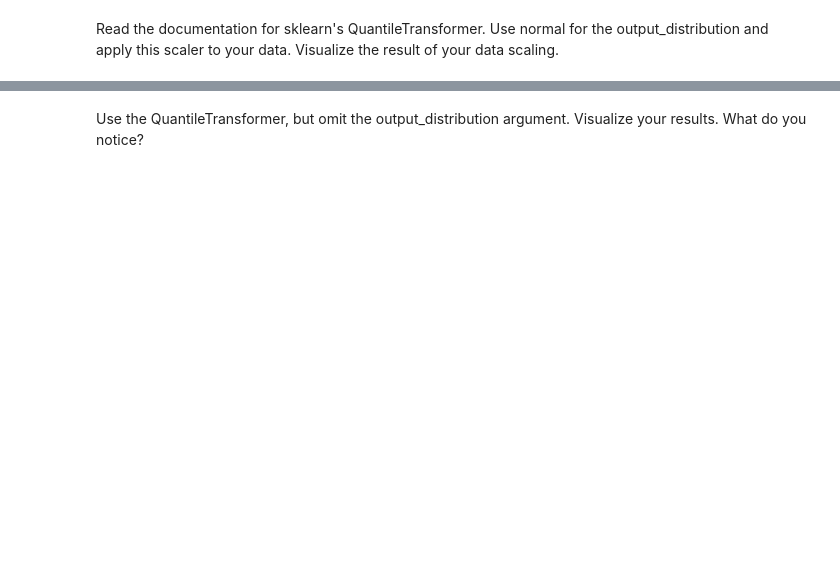
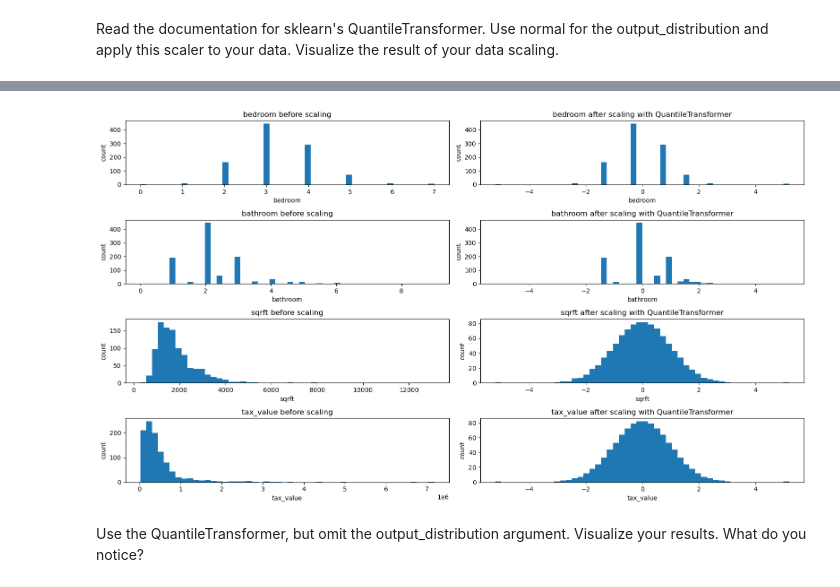
Before and after one commit to Bartholomew-Taylor/logistic_regression, a Jupyter notebook: Regression_scaling_exercise_mine.ipynb, the cells around one changed output, grey strips where cells are left out. Drawn from its saved outputs; the diff is of its cells as text; code cells hidden in the pictures; blank space fills up the shorter version.

```diff
--- a/Regression_scaling_exercise_mine.ipynb
+++ b/Regression_scaling_exercise_mine.ipynb
@@ -59,3 +62,20 @@ y_test = test['tax_value']
+# %%
+def visualize_scaler(scaler, df, columns_to_scale, bins=10):
+    '''
+    This function takes in a specific scaler, dataframe,
+    and returns two visuals of that data,
+    one prior to scaling and one after scaling
+    '''
+    fig, axs = plt.subplots(len(columns_to_scale), 2, figsize=(16,9))
+    df_scaled = df.copy()
+    df_scaled[columns_to_scale] = scaler.fit_transform(df[columns_to_scale])
+    for (ax1, ax2), col in zip(axs, columns_to_scale):
+        ax1.hist(df[col], bins=bins)
+        ax1.set(title=f'{col} before scaling', xlabel=col, ylabel='count')
+        ax2.hist(df_scaled[col], bins=bins)
+        ax2.set(title=f'{col} after scaling with {scaler.__class__.__name__}', xlabel=col, ylabel='count')
+    plt.tight_layout()
+    plt.show()
 # %% [markdown]
 Apply the scalers we talked about in this lesson to your data and visualize the results for the unscaled and scaled distribution .
 # %%
@@ -128,2 +148,5 @@ plt.show()
 # %% [markdown]
 Read the documentation for sklearn's QuantileTransformer. Use normal for the output_distribution and apply this scaler to your data. Visualize the result of your data scaling.
+# %%
+quantile_mc = QuantileTransformer(output_distribution='normal')
+train_samp = train.sample(1000)
@@ -129,0 +162,2 @@ Read the documentation for sklearn's QuantileTransformer. Use normal for the out
+# %%
+quantile_mc.fit(train_samp[['tax_value']])
@@ -129,0 +166,2 @@ Read the documentation for sklearn's QuantileTransformer. Use normal for the out
+# %%
+train_samp['tax_value_quantile'] = quantile_mc.transform(train_samp[['tax_value']])
@@ -130,2 +177,9 @@ Read the documentation for sklearn's QuantileTransformer. Use normal for the out
+# %%
+visualize_scaler(scaler=QuantileTransformer(output_distribution = 'normal'),
+                 df=train_samp,
+                 columns_to_scale=columns_to_scale,
+                 bins=50)
+# %% [output]
+[figure, added]
 # %% [markdown]
 Use the QuantileTransformer, but omit the output_distribution argument. Visualize your results. What do you notice?
```
Also changed, not shown: parts of 13 cells of this notebook.
